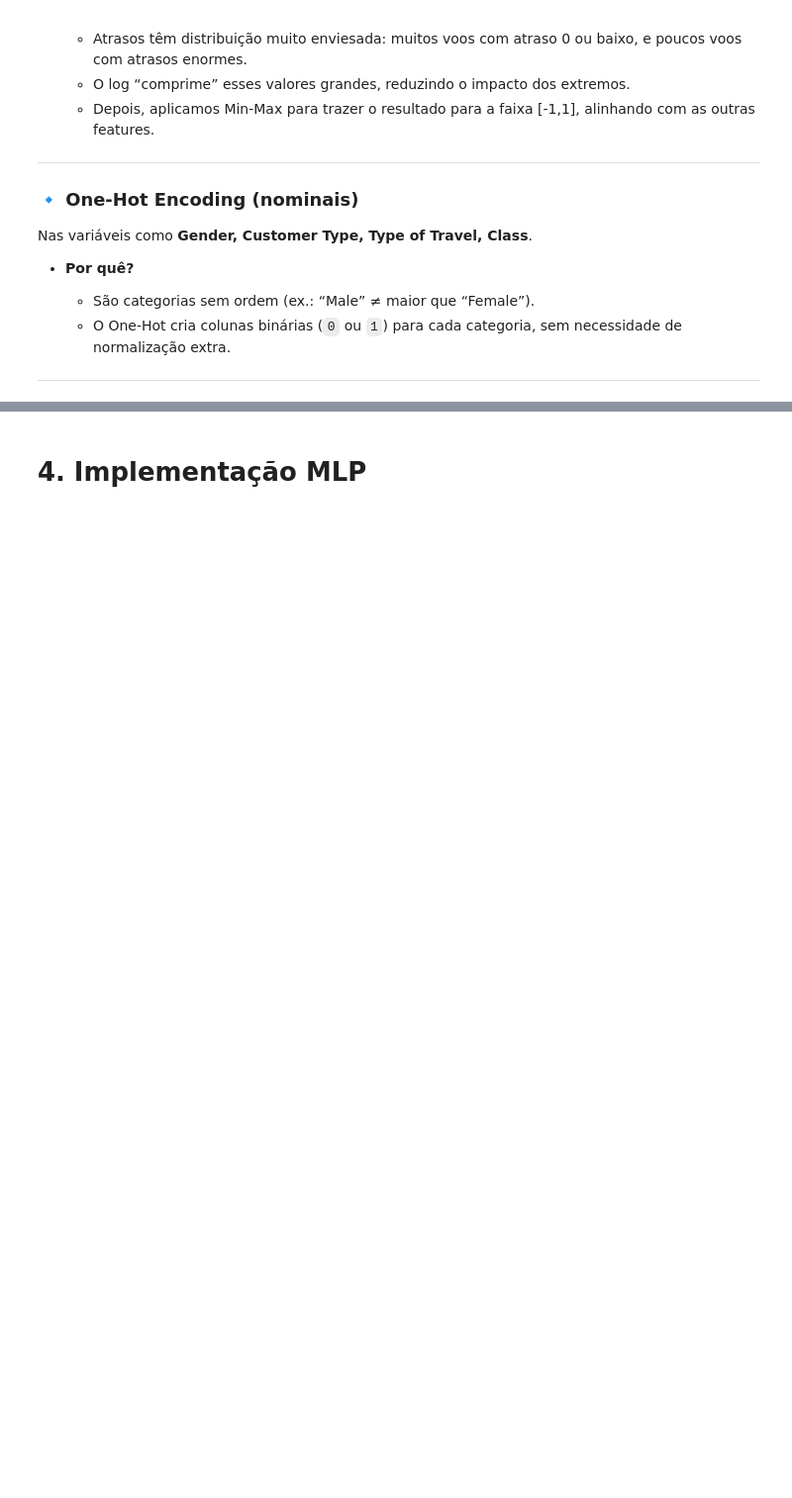
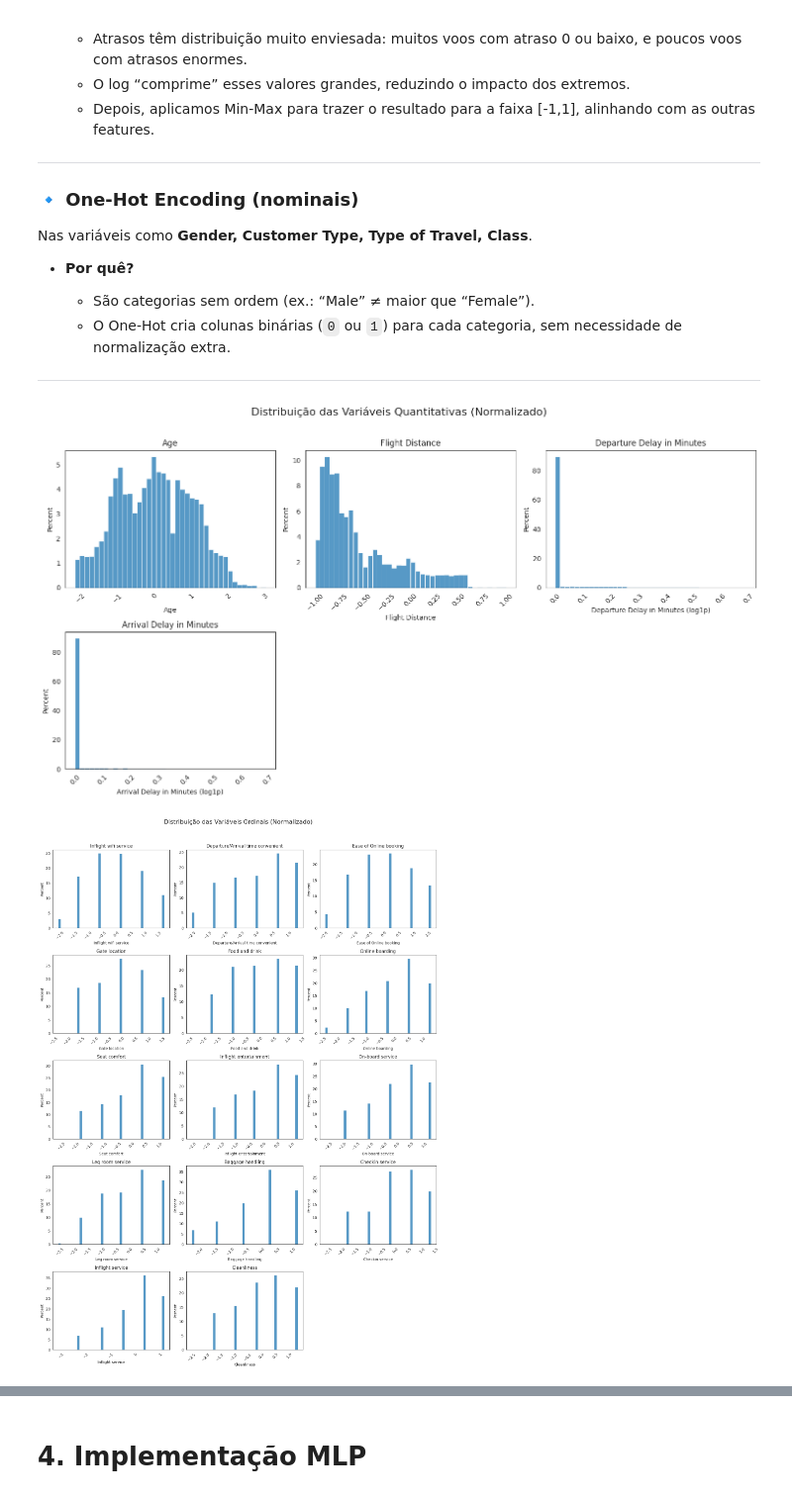
Before and after one commit to felipebns/classification_deeplearning, a Jupyter notebook: classification.ipynb, the cells around one changed output, grey strips where cells are left out. Shown at 99% size. Drawn from its saved outputs; the diff is of its cells as text; code cells hidden in the pictures; blank space fills up the shorter version.

```diff
--- a/classification.ipynb
+++ b/classification.ipynb
@@ -150,28 +177,38 @@ Nas variáveis como **Gender, Customer Type, Type of Travel, Class**.
 # %%
 # -------- ONE-HOT + TARGET --------
 df_encoded = pd.get_dummies(df, columns=nominal_cols, dtype=int)
 df_encoded[target_col] = df_encoded[target_col].map({
     "satisfied": 1,
     "neutral or dissatisfied": 0
 })
 
 # -------- NORMALIZAÇÃO --------
 df_norm = df_encoded.copy()
 
 # Age + ordinais -> Z-score
 scaler_z = StandardScaler()
 df_norm[["Age"] + ordinal_cols] = scaler_z.fit_transform(df_norm[["Age"] + ordinal_cols])
 
 # Flight Distance -> MinMax [-1,1]
 scaler_fd = MinMaxScaler(feature_range=(-1,1))
 df_norm["Flight Distance"] = scaler_fd.fit_transform(df_norm[["Flight Distance"]])
 
 # Delays -> log + MinMax [-1,1]
 for col in ["Departure Delay in Minutes", "Arrival Delay in Minutes"]:
     df_norm[col] = np.log1p(df_norm[col].clip(lower=0))
     scaler_delay = MinMaxScaler(feature_range=(-1,1))
     df_norm[col] = scaler_delay.fit_transform(df_norm[[col]])
 
 df_norm.head()
 # -------- PLOT NORMALIZADO --------
-plot_distributions(df_norm, quantitative_cols, ordinal_cols, nominal_cols, title_suffix="(Normalizado)", force_ordinal_continuous=True)
+plot_distributions(
+    df_norm,
+    quantitative_cols,
+    ordinal_cols,
+    [],  # <- passa lista vazia, não plota nominais
+    title_suffix="(Normalizado)",
+    force_ordinal_continuous=True
+)
+# %% [output]
+[figure, added]
+[figure, added]
```
Also changed, not shown: parts of 19 cells of this notebook, 2 other files.
